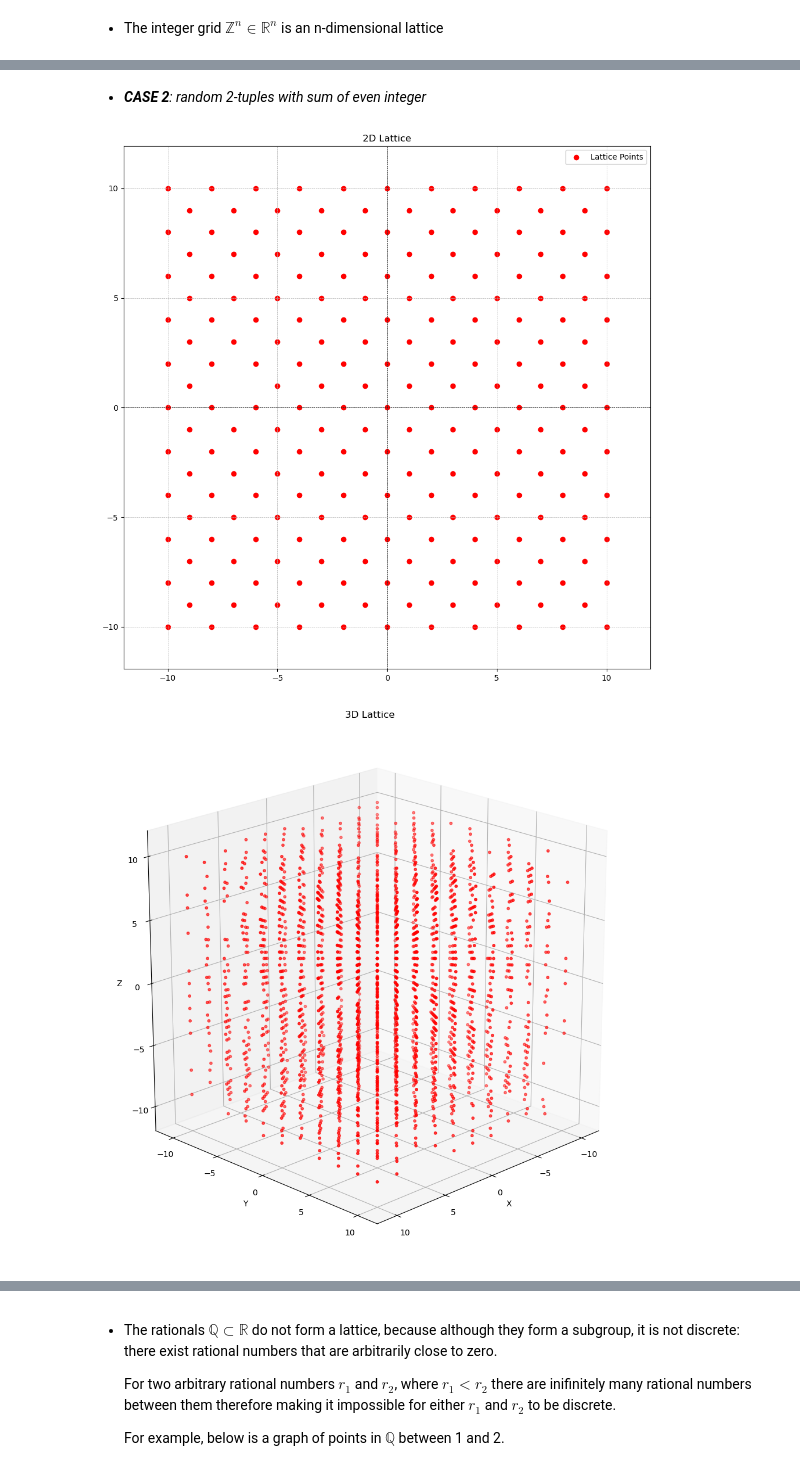
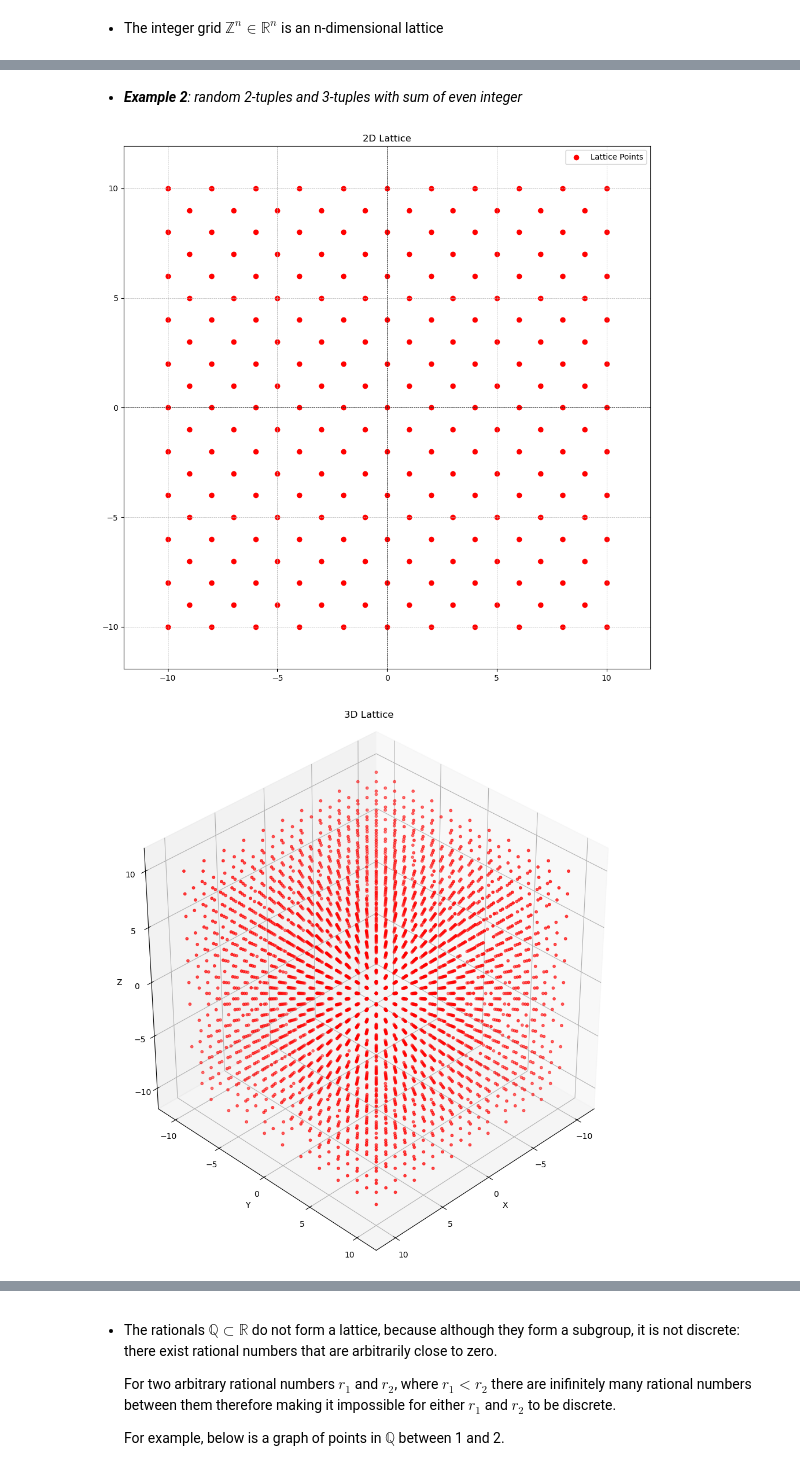
Before and after one commit to Godspower-Eze/deep-dive-on-lattice-based-cryptography, a Jupyter notebook: fundamentals.ipynb, the cells around one changed output, grey strips where cells are left out. Drawn from its saved outputs; the diff is of its cells as text; code cells hidden in the pictures.

```diff
--- a/fundamentals.ipynb
+++ b/fundamentals.ipynb
@@ -78,7 +80,7 @@ def plotter_3d(points: NDArray):
     ax.set_ylim(-12, 12)
     ax.set_zlim(-12, 12)
 
-    ax.view_init(elev=20, azim=45)  # Adjust as needed
+    ax.view_init(elev=35, azim=45)  # Adjust as needed
 
     # Set equal scaling for all axes
     ax.set_box_aspect([1, 1, 1])
@@ -156,5 +160,5 @@ plotter_3d(lattice_points)
 # %% [markdown]
-- ***CASE 2**: random 2-tuples with sum of even integer*
+- ***Example 2**: random 2-tuples and 3-tuples with sum of even integer*
 # %%
 from random import randint, uniform
 
@@ -164,34 +168,34 @@ from random import randint, uniform
 basis_1, basis_2 = np.array([1, 0]), np.array([0, 1])
 x = np.arange(-5, 5)
 y = np.arange(-5, 5)
 lattice_points = []
-while len(lattice_points) < 1000:
+while len(lattice_points) < 5000:
     i = randint(-10, 10)
     j = randint(-10, 10)
     if (i + j) % 2 == 0:
         lattice_points.append([i, j])
     else:
         continue
 lattice_points = np.array(lattice_points)
 lattice_points = np.unique(lattice_points, axis=0)
 plotter_2d(lattice_points)
 
 basis_1, basis_2, basis_3 = np.array([1, 0, 0]), np.array([0, 1, 0]), np.array([0, 0, 1])
 x = np.arange(-5, 6)
 y = np.arange(-5, 6)
 z = np.arange(-5, 6)
 lattice_points = []
-while len(lattice_points) < 3000:
+while len(lattice_points) < 10000:
     i = randint(-10, 10)
     j = randint(-10, 10)
     k = randint(-10, 10)
-    if (i + j) % 2 == 0:
+    if (i + j + k) % 2 == 0:
         lattice_points.append([i, j, k])
     else:
         continue
 lattice_points = np.array(lattice_points)
 lattice_points = np.unique(lattice_points, axis=0)
 plotter_3d(lattice_points)
 # %% [output]
 [figure]
-[figure, old version]
+[figure, new version]
```
Also changed, not shown: parts of 23 cells of this notebook, 20 other files.
